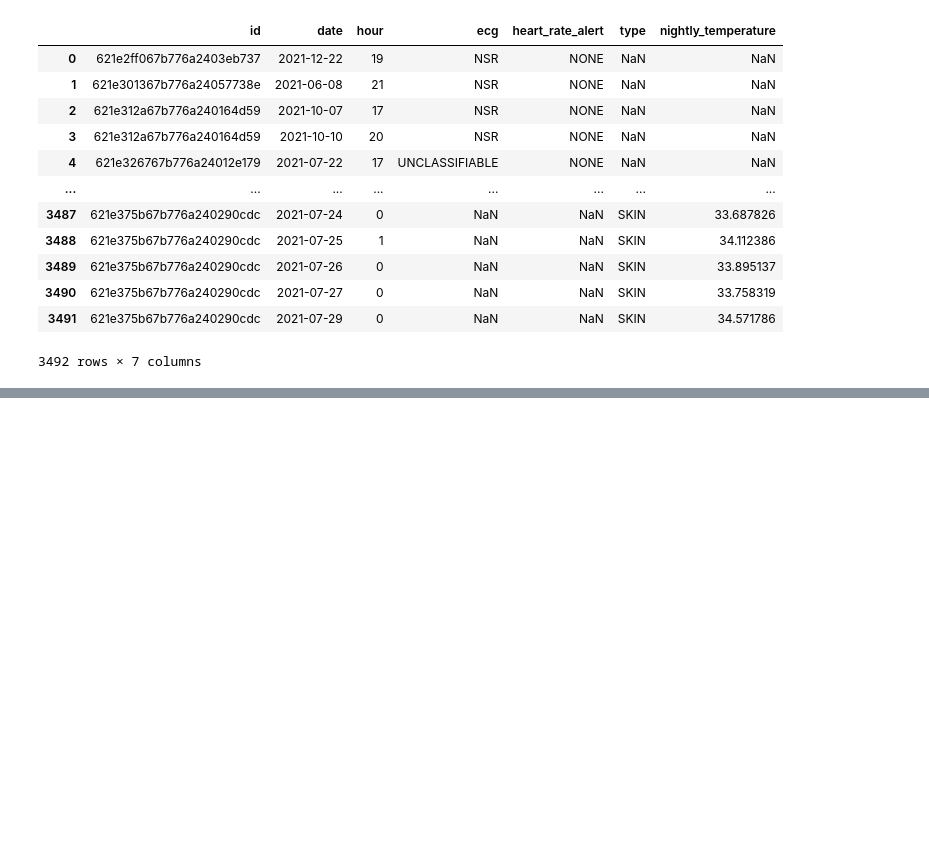
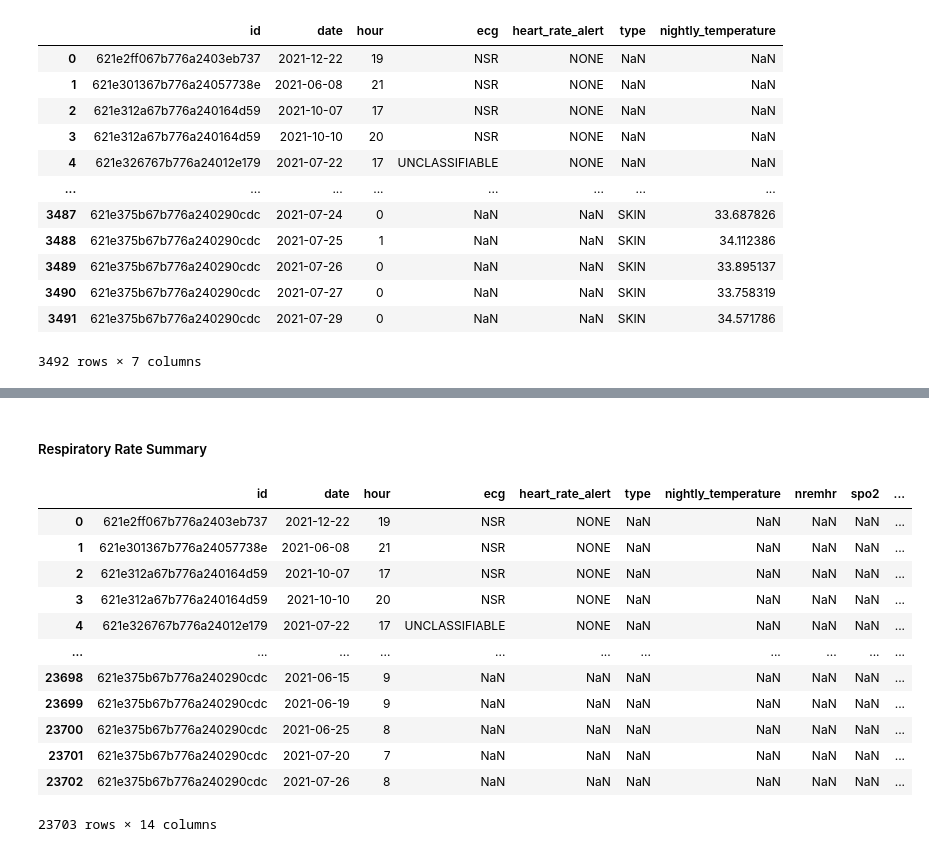
Before and after one commit to eparascho/LLMs-for-explanations, a Jupyter notebook: data_loading.ipynb, the cells around one changed output, grey strips where cells are left out. Saved outputs shown, nothing was run; the diff lists cells and outputs as text; code cells hidden in the pictures; blank space fills up the shorter version.

```diff
--- a/data_loading.ipynb
+++ b/data_loading.ipynb
@@ -135,0 +259,47 @@ df
+# %% [markdown]
+##### Respiratory Rate Summary
+# %%
+respiratory_rate = pd.DataFrame(columns=["id", "data"])
+
+# read and load from MongoDB
+for user in users:
+    user_data = pd.DataFrame(list(
+        db.fitbit.find({"$and": [
+            {"type": "Respiratory Rate Summary"},
+            {"id": user}]},
+            {"id": 1, "data.timestamp": 1, "data.full_sleep_breathing_rate": 1, "data.deep_sleep_breathing_rate": 1, "data.light_sleep_breathing_rate": 1, "data.rem_sleep_breathing_rate": 1, "_id": 0})))
+    respiratory_rate = pd.concat([respiratory_rate , user_data], axis=0)
+
+# split data column (json format) into two columns (df format)
+respiratory_rate["date"] = respiratory_rate["data"].apply(lambda d: d["timestamp"])
+respiratory_rate["full_sleep_breathing_rate"] = respiratory_rate["data"].apply(lambda d: d["full_sleep_breathing_rate"])
+respiratory_rate["deep_sleep_breathing_rate"] = respiratory_rate["data"].apply(lambda d: d["deep_sleep_breathing_rate"])
+respiratory_rate["light_sleep_breathing_rate"] = respiratory_rate["data"].apply(lambda d: d["light_sleep_breathing_rate"])
+respiratory_rate["rem_sleep_breathing_rate"] = respiratory_rate["data"].apply(lambda d: d["rem_sleep_breathing_rate"])
+respiratory_rate.drop(["data"], inplace=True, axis=1)
+
+# process the datetime object, feature types and group and aggregate the data
+respiratory_rate = data_loading.date_conversion(respiratory_rate)
+respiratory_rate['full_sleep_breathing_rate'] = pd.to_numeric(respiratory_rate['full_sleep_breathing_rate'])
+respiratory_rate['deep_sleep_breathing_rate'] = pd.to_numeric(respiratory_rate['deep_sleep_breathing_rate'])
+respiratory_rate['light_sleep_breathing_rate'] = pd.to_numeric(respiratory_rate['light_sleep_breathing_rate'])
+respiratory_rate['rem_sleep_breathing_rate'] = pd.to_numeric(respiratory_rate['rem_sleep_breathing_rate'])
+respiratory_rate = data_loading.aggregate_column(respiratory_rate, list(respiratory_rate.columns))
+
+# merge with the final dataframe
+df = df.merge(respiratory_rate, how='outer', on=['id', 'date', 'hour'])
+df
+# %% [output]
+|  | id | date | hour | ecg | heart_rate_alert | type | nightly_temperature | nremhr | spo2 | ... |
+| 0 | 621e2ff067b776a2403eb737 | 2021-12-22 | 19 | NSR | NONE | NaN | NaN | NaN | NaN | ... |
+| 1 | 621e301367b776a24057738e | 2021-06-08 | 21 | NSR | NONE | NaN | NaN | NaN | NaN | ... |
+| 2 | 621e312a67b776a240164d59 | 2021-10-07 | 17 | NSR | NONE | NaN | NaN | NaN | NaN | ... |
+| 3 | 621e312a67b776a240164d59 | 2021-10-10 | 20 | NSR | NONE | NaN | NaN | NaN | NaN | ... |
+| 4 | 621e326767b776a24012e179 | 2021-07-22 | 17 | UNCLASSIFIABLE | NONE | NaN | NaN | NaN | NaN | ... |
+| ... | ... | ... | ... | ... | ... | ... | ... | ... | ... | ... |
+| 23698 | 621e375b67b776a240290cdc | 2021-06-15 | 9 | NaN | NaN | NaN | NaN | NaN | NaN | ... |
+| 23699 | 621e375b67b776a240290cdc | 2021-06-19 | 9 | NaN | NaN | NaN | NaN | NaN | NaN | ... |
+| 23700 | 621e375b67b776a240290cdc | 2021-06-25 | 8 | NaN | NaN | NaN | NaN | NaN | NaN | ... |
+| 23701 | 621e375b67b776a240290cdc | 2021-07-20 | 7 | NaN | NaN | NaN | NaN | NaN | NaN | ... |
+| 23702 | 621e375b67b776a240290cdc | 2021-07-26 | 8 | NaN | NaN | NaN | NaN | NaN | NaN | ... |
+23703 rows × 14 columns
```
Also changed, not shown: parts of 27 cells of this notebook, 2 other files.
